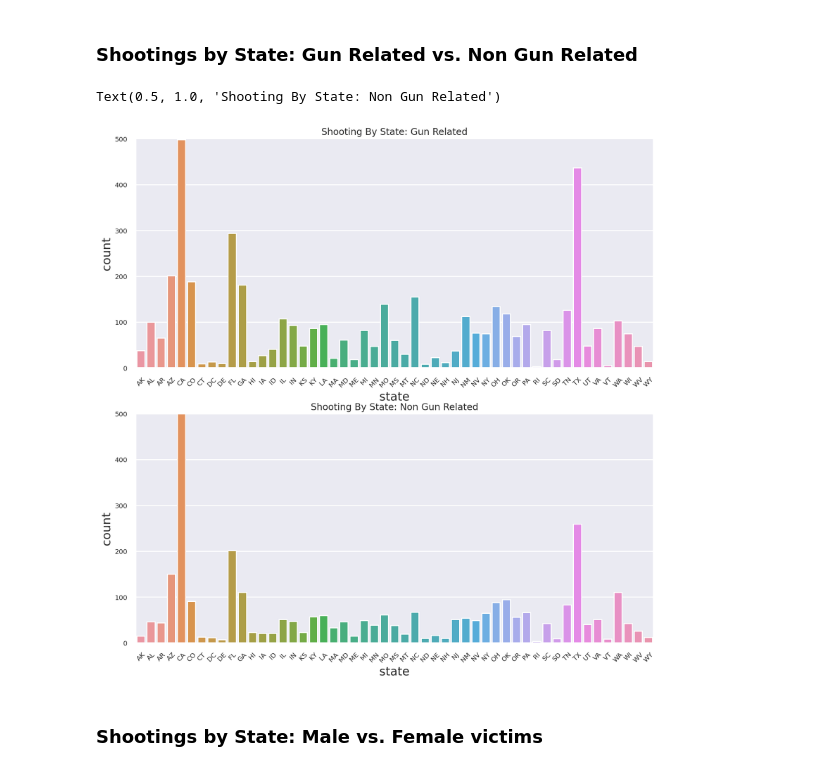
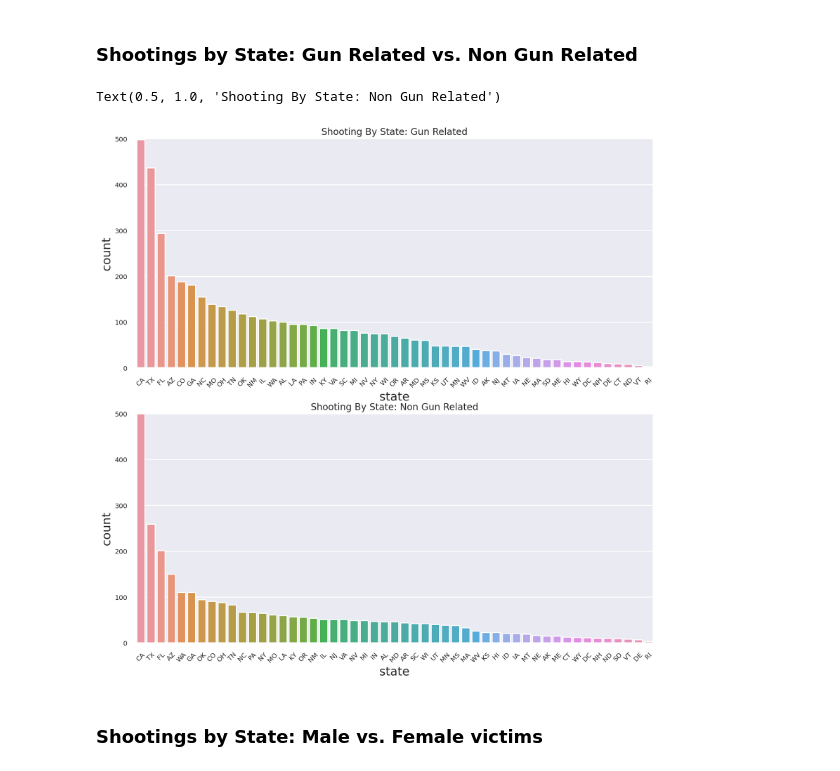
Before and after one commit to vadimiljin/capstone1, a Jupyter notebook: 141.ipynb, the cells around one changed output. Drawn from its saved outputs; the diff is of its cells as text; code cells hidden in the pictures.

```diff
--- a/141.ipynb
+++ b/141.ipynb
@@ -317,26 +317,26 @@ plt.show()
 # %%
 shootings_df.sort_values(by=["state"], inplace=True)
 gun_related = shootings_df[shootings_df.armed.str.contains("gun") == True]
 nongun_related = shootings_df[shootings_df.armed.str.contains("gun") != True]
 
 f, (ax1, ax2) = plt.subplots(2, 1, figsize=(14, 14))
 
-sns.countplot(data=gun_related, x="state", ax=ax1)
-sns.countplot(data=nongun_related, x="state", ax=ax2)
+sns.countplot(data=gun_related, x="state", ax=ax1, order=gun_related['state'].value_counts().index)
+sns.countplot(data=nongun_related, x="state", ax=ax2, order=nongun_related['state'].value_counts().index)
 
 ax1.tick_params(axis="both", which="major", labelsize=10)
 ax2.tick_params(axis="both", which="major", labelsize=10)
 
 plt.setp(ax1.xaxis.get_majorticklabels(), rotation=45)
 plt.setp(ax2.xaxis.get_majorticklabels(), rotation=45)
 ax1.set_ylim([0, 500])
 ax2.set_ylim([0, 500])
 
 ax1.set_title("Shooting by State: Gun Related".title(), fontsize=14)
 ax2.set_title("Shooting by State: Non Gun Related".title(), fontsize=14)
 # %% [output]
 Text(0.5, 1.0, 'Shooting By State: Non Gun Related')
-[figure, old version]
+[figure, new version]
 # %% [markdown]
 ### Shootings by State: Male vs. Female victims
 # %%
```
Also changed, not shown: parts of 1 cell of this notebook.
